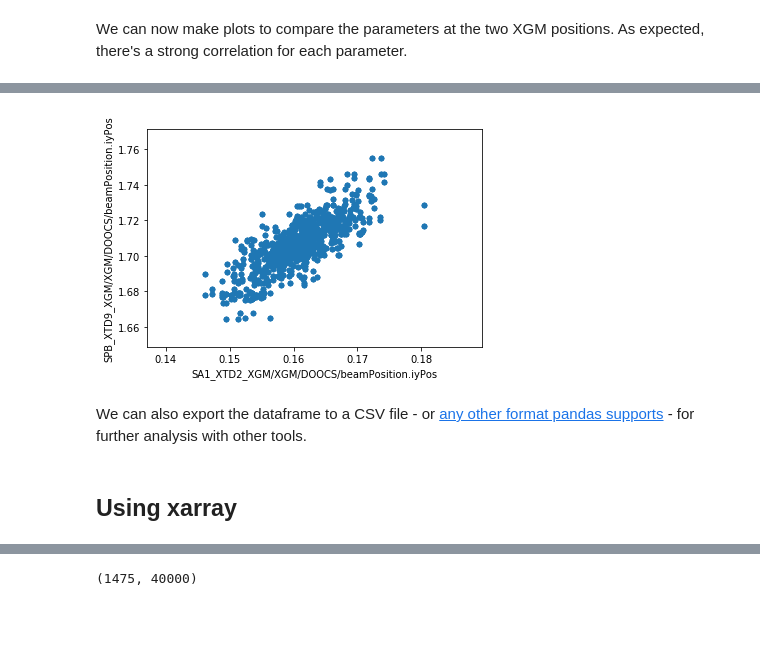
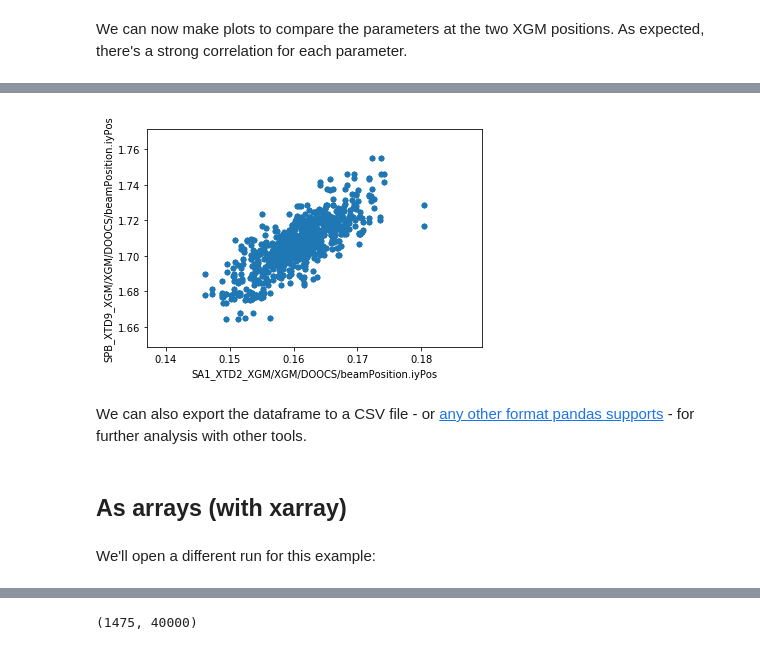
Before and after one commit to European-XFEL/EXtra-data, a Jupyter notebook: docs/xpd_examples.ipynb, the cells around one changed output, grey strips where cells are left out. Cells and saved outputs as stored; diff of their text form; code cells hidden in the pictures; blank space fills up the shorter version.

```diff
--- a/docs/xpd_examples.ipynb
+++ b/docs/xpd_examples.ipynb
@@ -49,10 +77,15 @@ ax = df.plot.scatter(x='SA1_XTD2_XGM/XGM/DOOCS/beamPosition.ixPos', y='SPB_XTD9_
 # %%
-ay = df.plot.scatter(x='SA1_XTD2_XGM/XGM/DOOCS/beamPosition.iyPos', y='SPB_XTD9_XGM/XGM/DOOCS/beamPosition.iyPos')
+ay = df.plot.scatter(
+    x='SA1_XTD2_XGM/XGM/DOOCS/beamPosition.iyPos',
+    y='SPB_XTD9_XGM/XGM/DOOCS/beamPosition.iyPos',
+)
 # %% [output]
-[figure, old version]
+[figure, new version]
 # %% [markdown]
 We can also export the dataframe to a CSV file - or [any other format pandas supports](http://pandas.pydata.org/pandas-docs/stable/io.html) - for further analysis with other tools.
 # %%
 df.to_csv('xtd2_xtd9_xgm_r150.csv')
 # %% [markdown]
-## Using xarray
+## As arrays (with xarray)
+# %% [markdown]
+We'll open a different run for this example:
```
Also changed, not shown: parts of 19 cells of this notebook, 1 other file.
